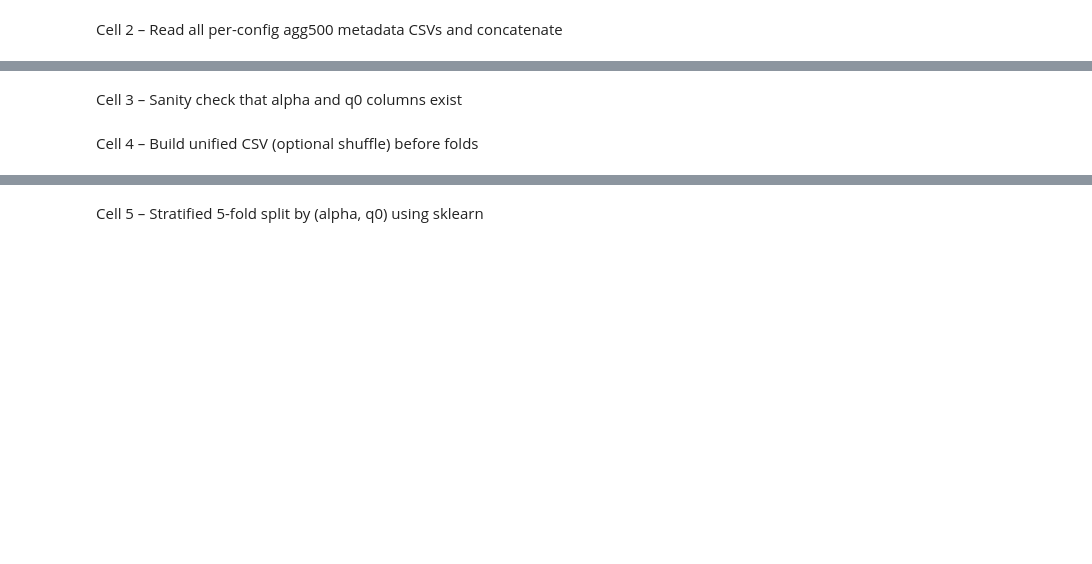
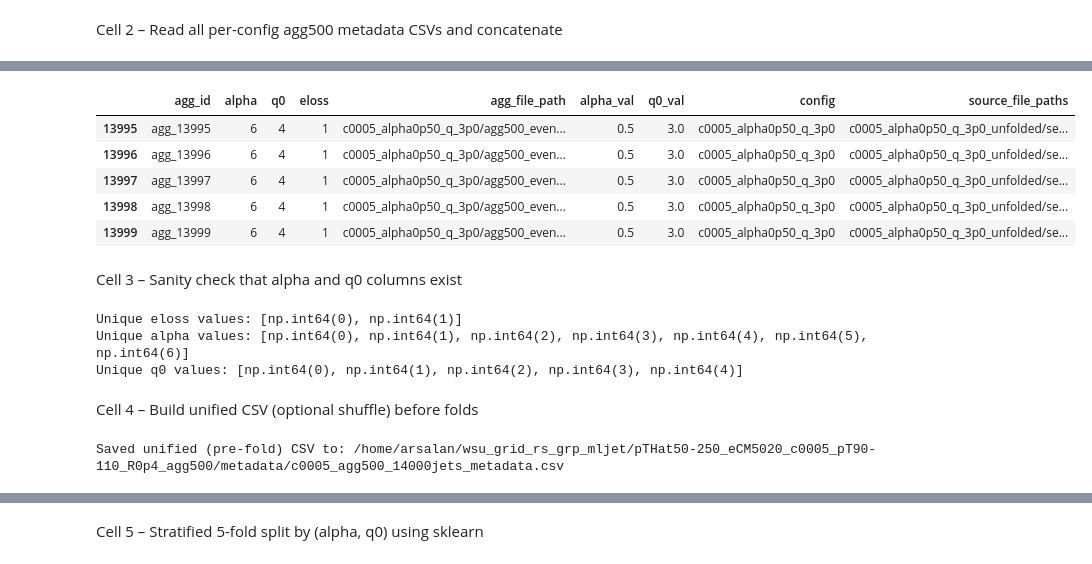
Before and after one commit to hmehryar/ml-jet-ext, a Jupyter notebook: dataset_builder/03_build_stratified_agg500_dataset.ipynb, the cells around one changed output, grey strips where cells are left out. Drawn from its saved outputs; the diff is of its cells as text; code cells hidden in the pictures; blank space fills up the shorter version.

```diff
--- a/dataset_builder/03_build_stratified_agg500_dataset.ipynb
+++ b/dataset_builder/03_build_stratified_agg500_dataset.ipynb
@@ -54,17 +176,34 @@ all_df.head()
+# %%
+all_df.tail()
+# %% [output]
+|  | agg_id | alpha | q0 | eloss | agg_file_path | alpha_val | q0_val | config | source_file_paths |
+| 13995 | agg_13995 | 6 | 4 | 1 | c0005_alpha0p50_q_3p0/agg500_even... | 0.5 | 3.0 | c0005_alpha0p50_q_3p0 | c0005_alpha0p50_q_3p0_unfolded/se... |
+| 13996 | agg_13996 | 6 | 4 | 1 | c0005_alpha0p50_q_3p0/agg500_even... | 0.5 | 3.0 | c0005_alpha0p50_q_3p0 | c0005_alpha0p50_q_3p0_unfolded/se... |
+| 13997 | agg_13997 | 6 | 4 | 1 | c0005_alpha0p50_q_3p0/agg500_even... | 0.5 | 3.0 | c0005_alpha0p50_q_3p0 | c0005_alpha0p50_q_3p0_unfolded/se... |
+| 13998 | agg_13998 | 6 | 4 | 1 | c0005_alpha0p50_q_3p0/agg500_even... | 0.5 | 3.0 | c0005_alpha0p50_q_3p0 | c0005_alpha0p50_q_3p0_unfolded/se... |
+| 13999 | agg_13999 | 6 | 4 | 1 | c0005_alpha0p50_q_3p0/agg500_even... | 0.5 | 3.0 | c0005_alpha0p50_q_3p0 | c0005_alpha0p50_q_3p0_unfolded/se... |
 # %% [markdown]
 Cell 3 – Sanity check that alpha and q0 columns exist
 # %%
+assert "eloss" in all_df.columns, "'eloss' column missing in aggregated metadata"
 assert "alpha" in all_df.columns, "'alpha' column missing in aggregated metadata"
 assert "q0"   in all_df.columns, "'q0' column missing in aggregated metadata"
 
+print("Unique eloss values:", sorted(all_df["eloss"].unique()))
 print("Unique alpha values:", sorted(all_df["alpha"].unique()))
 print("Unique q0 values:", sorted(all_df["q0"].unique()))
+# %% [output]
+Unique eloss values: [np.int64(0), np.int64(1)]
+Unique alpha values: [np.int64(0), np.int64(1), np.int64(2), np.int64(3), np.int64(4), np.int64(5), np.int64(6)]
+Unique q0 values: [np.int64(0), np.int64(1), np.int64(2), np.int64(3), np.int64(4)]
 # %% [markdown]
 Cell 4 – Build unified CSV (optional shuffle) before folds
 # %%
 # Optional: shuffle once for good measure (StratifiedKFold will also shuffle)
 all_df = all_df.sample(frac=1.0, random_state=0).reset_index(drop=True)
 
-unified_csv = AGG_METADATA_DIR / "agg500_all.csv"
+unified_csv = AGG_METADATA_DIR / "c0005_agg500_14000jets_metadata.csv"
 all_df.to_csv(unified_csv, index=False)
 print(f"Saved unified (pre-fold) CSV to: {unified_csv}")
+# %% [output]
+Saved unified (pre-fold) CSV to: /home/arsalan/wsu_grid_rs_grp_mljet/pTHat50-250_eCM5020_c0005_pT90-110_R0p4_agg500/metadata/c0005_agg500_14000jets_metadata.csv
```
Also changed, not shown: parts of 17 cells of this notebook, 3 other files.
